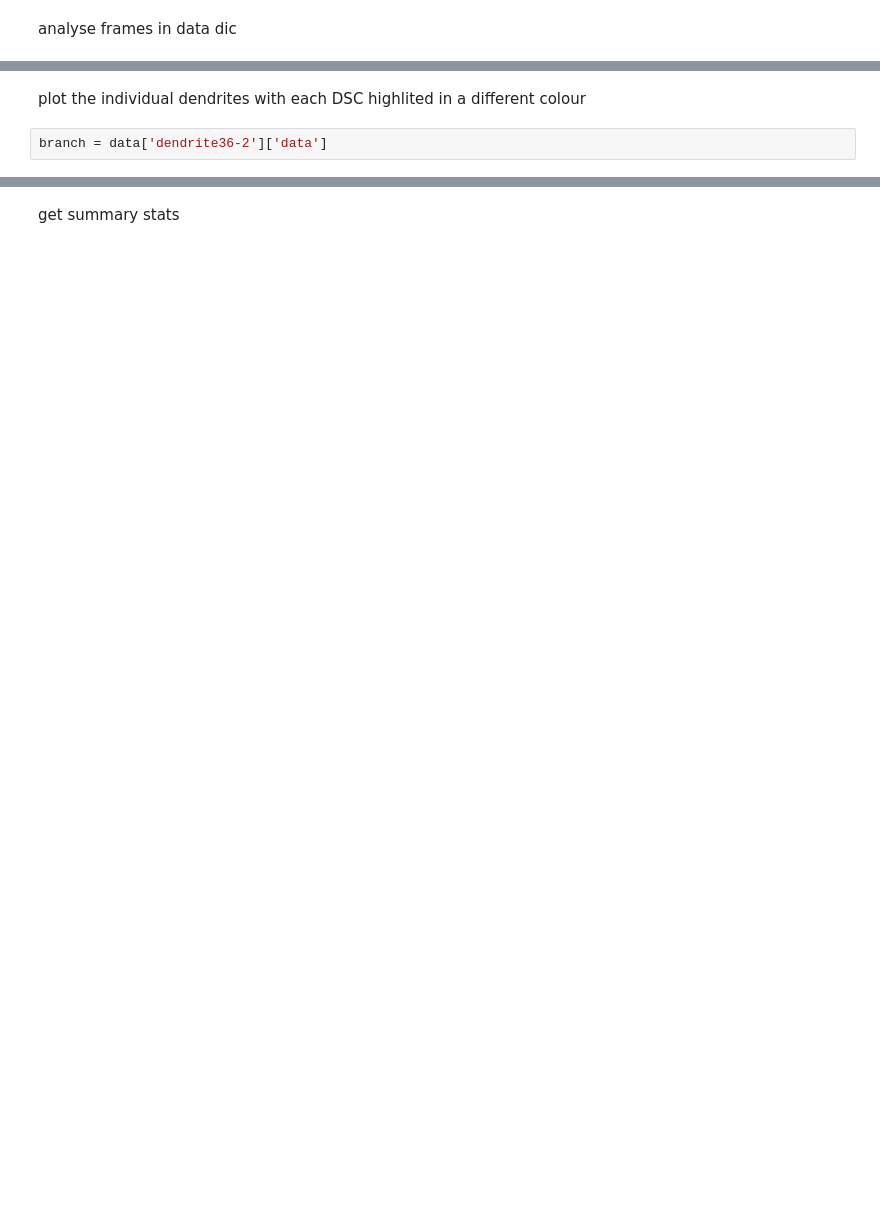
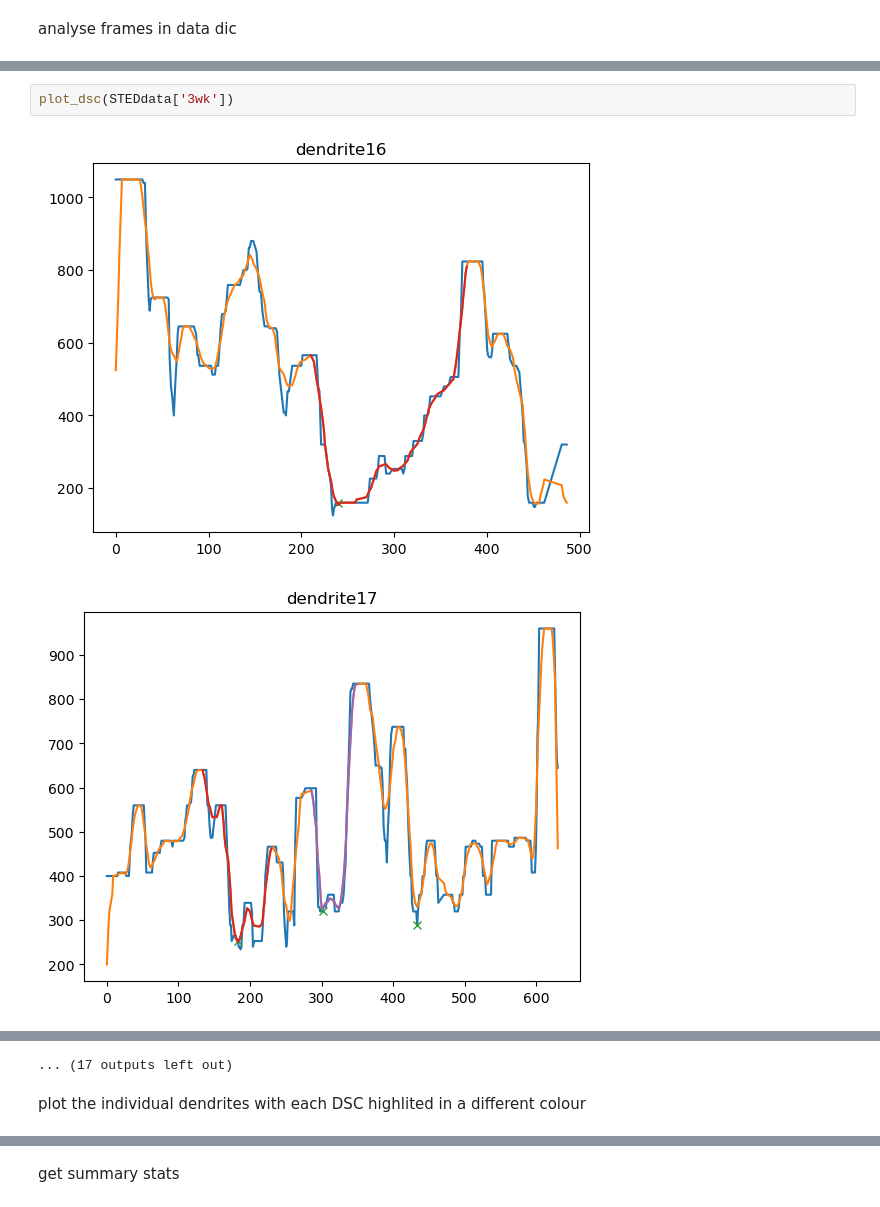
Before and after one commit to tonykelly00/DSC_morphology_pipeline, a Jupyter notebook: notebooks/analysis.ipynb, the cells around one changed output, grey strips where cells are left out. Cells and saved outputs as stored; diff of their text form; blank space fills up the shorter version.

```diff
--- a/notebooks/analysis.ipynb
+++ b/notebooks/analysis.ipynb
@@ -131,0 +149,5 @@ analyse frames in data dic
+# %%
+plot_dsc(STEDdata['3wk'])
+# %% [output]
+[figure, added]
+[figure, added]
@@ -132,5 +164,4 @@ analyse frames in data dic
+... (17 outputs left out)
 # %% [markdown]
 plot the individual dendrites with each DSC highlited in a different colour
-# %%
-branch = data['dendrite36-2']['data']
 # %%
```
Also changed, not shown: parts of 12 cells of this notebook, 2 other files.
